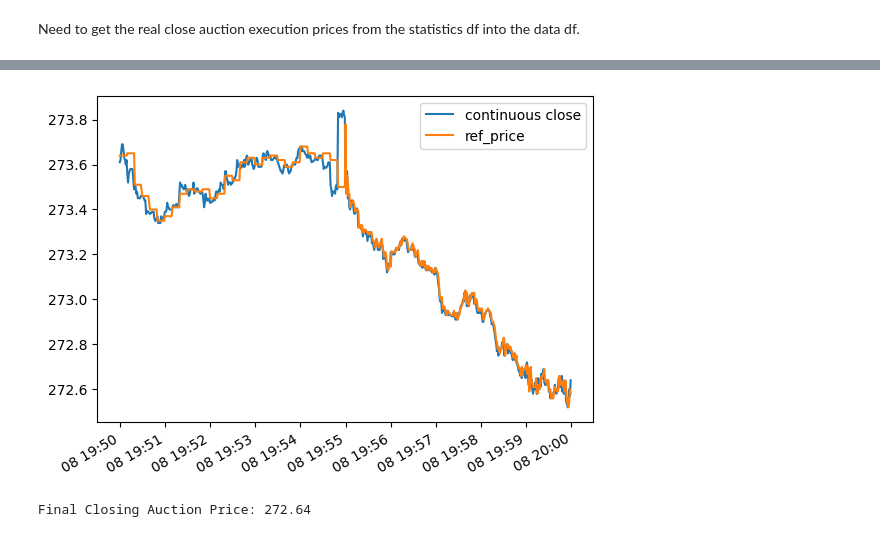
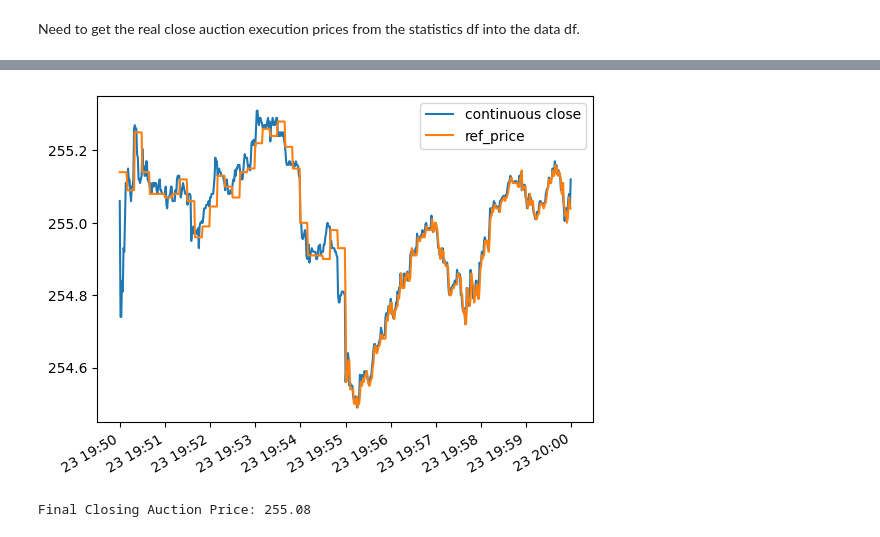
Before and after one commit to MichaelCusackNelkin/Summer_Research_2026, a Jupyter notebook: research-alpha/code/test.ipynb, the cells around one changed output, grey strips where cells are left out. Cells and saved outputs as stored; diff of their text form; code cells hidden in the pictures.

```diff
--- a/research-alpha/code/test.ipynb
+++ b/research-alpha/code/test.ipynb
@@ -18,36 +18,33 @@ adapter = DatabentoGenericAdapter(os.getenv("DATABENTO-API-KEY"), CACHE_DIR)
 # adapter.clear_cache()
 
 # Imbalance
-df_imbalance, map_imbalance = await adapter.get_data(
+df_imbalance = await adapter.get_data(
     tickers=["AMZN"],
     start_date="2026-04-19",
     end_date="2026-05-19",
     dataset="XNAS.ITCH",
     schema="Imbalance"
 )
-map_imbalance = {v: k for k,v in map_imbalance.items()}
 df_imbalance = df_imbalance.filter(pl.col('ts_event').dt.time().is_between(pl.time(19,50), pl.time(20,00))).sort('ts_event')
 
 # 1s Bars
-df_bars, map_bars = await adapter.get_data(
+df_bars = await adapter.get_data(
     tickers=["AMZN"],
     start_date="2026-04-19",
     end_date="2026-05-19",
     dataset="XNAS.ITCH",
     schema="ohlcv-1s"
 )
-map_bars = {v: k for k,v in map_bars.items()}
 df_bars = df_bars.filter(pl.col('ts_event').dt.time().is_between(pl.time(13,30), pl.time(20,00))).sort('ts_event')
 
 # Statistics (for auction price)
-df_stats, map_stats = await adapter.get_data(
+df_stats = await adapter.get_data(
     tickers=["AMZN"],
     start_date="2026-04-19",
     end_date="2026-05-19",
     dataset="XNAS.ITCH",
     schema="statistics"
 )
-map_stats = {v: k for k,v in map_stats.items()}
 # df_stats = df_stats.with_columns(pl.col('ts_event').dt.convert_time_zone("UTC"))
 # %% [output]
 [GenericAdapter] Parquet cache hit: 09a704dcc7d1071e299eb6af360b5c58.parquet
@@ -231,19 +241,43 @@ shape: (21, 15)
 # %%
-date = pl.date(2026,5,8)
-plot_data = data.filter(pl.col('ts_event').dt.time().is_between(pl.time(19,50), pl.time(19,59,59)),
-                        pl.col('ts_event').dt.date() == date)
+date = pl.date(2026,4,23)
+start =  pl.time(19,50)
+# end = pl.time(19,55,00)
+# start =  pl.time(19,55,00)
+end = pl.time(19,59,59)
+h = 90
+plot_data = (data
+             .filter(pl.col('ts_event').dt.time().is_between(start, end),
+                     pl.col('ts_event').dt.date() == date)
+             .with_columns(
+                 pl.col("qty_signal").diff().alias("qty_signal_diff").clip(-0.0025, 0.0025),
+                 pl.col("close").pct_change(h).shift(-h).alias("fwd_return"),
+                 ((pl.col("cont_book_clr_price") - pl.col('ref_price')) / pl.col('ref_price')).alias("near_ref_gap"),
+                 ((pl.col("close") - pl.col("close").last()) / pl.col("close").last()).alias("cont_close_gap"))
+)
+
+from sklearn.preprocessing import StandardScaler
+ss = StandardScaler()
 
 plt.plot(plot_data.select('ts_event'), plot_data.select('close'),
          label='continuous close')
 
 plt.plot(plot_data.select('ts_event'), plot_data.select('ref_price'),
          label='ref_price')
 
+# plt.plot(plot_data.select('ts_event'), plot_data.select('near_ref_gap').to_numpy(),
+#          label='near ref gap')
+
+# plt.plot(plot_data.select('ts_event'), ss.fit_transform(plot_data.select(pl.col("close"))),
+#          label='cont. returns')
+
+# plt.plot(plot_data.select('ts_event'), plot_data.select("cont_close_gap"),
+#          label='cont_close_gap')
+
 plt.legend()
 plt.gcf().autofmt_xdate()
 plt.show()
 
-print(f"Final Closing Auction Price: {plot_data['close'][-1]}")
+print(f"Final Closing Auction Price: {data.filter(pl.col('ts_event').dt.date() == date).select("close")[-1].item()}")
 # %% [output]
-[figure, old version]
+[figure, new version]
-Final Closing Auction Price: 272.64
+Final Closing Auction Price: 255.08
```
Also changed, not shown: parts of 22 cells of this notebook, 3 other files.
